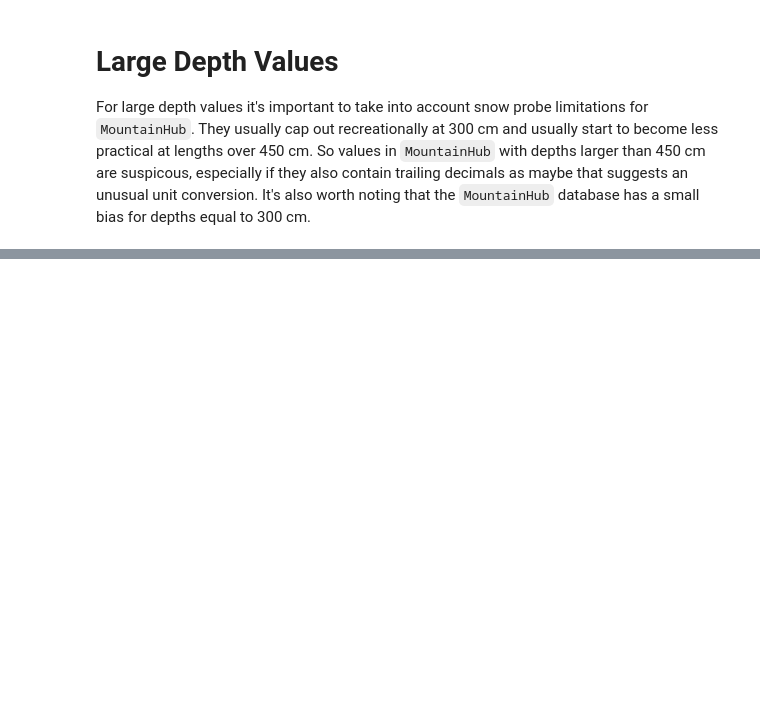
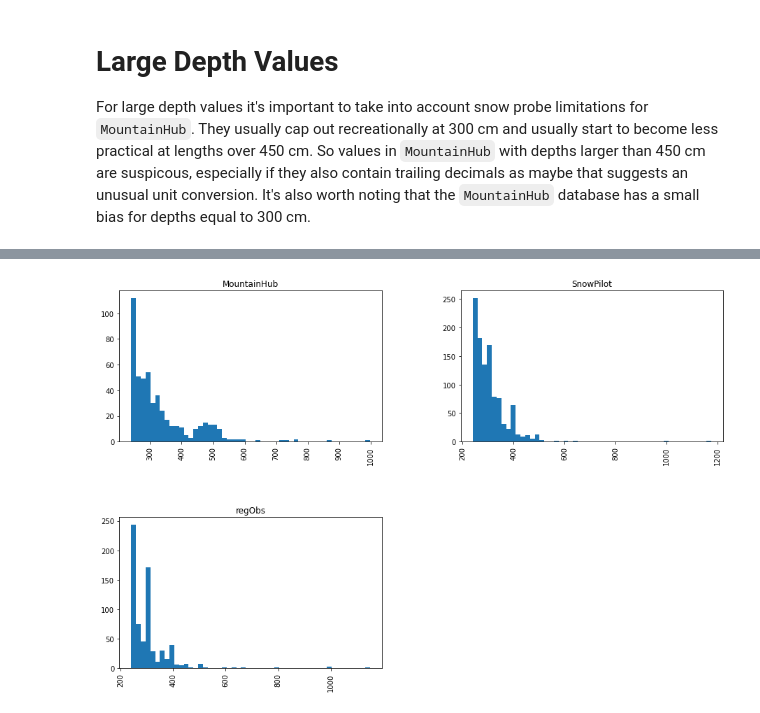
Before and after one commit to kamranwithak/CSOQaQc, a Jupyter notebook: CSOAnalysis.ipynb, the cells around one changed output, grey strips where cells are left out. Drawn from its saved outputs; the diff is of its cells as text; code cells hidden in the pictures; blank space fills up the shorter version.

```diff
--- a/CSOAnalysis.ipynb
+++ b/CSOAnalysis.ipynb
@@ -220,0 +259,4 @@ For large depth values it's important to take into account snow probe limitation
+# %%
+histogram_Large = CSO_Large['depth'].hist(by= CSO_Large['source'], bins = 50, figsize= (15,10))
+# %% [output]
+[figure, added]
```
Also changed, not shown: parts of 24 cells of this notebook.
